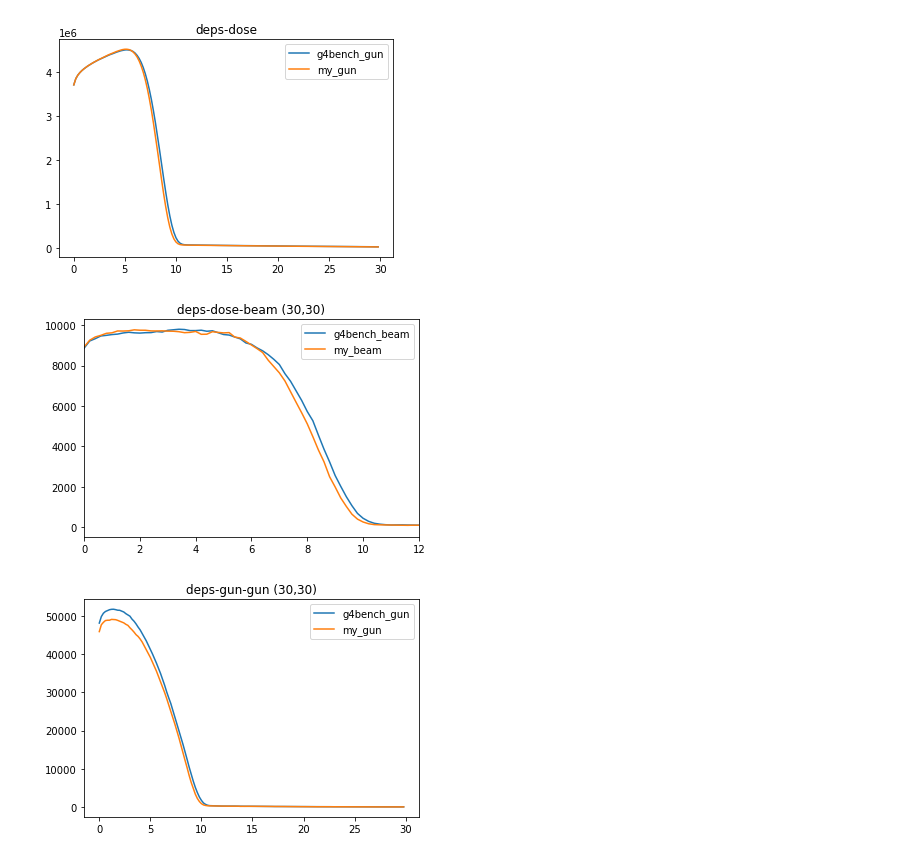
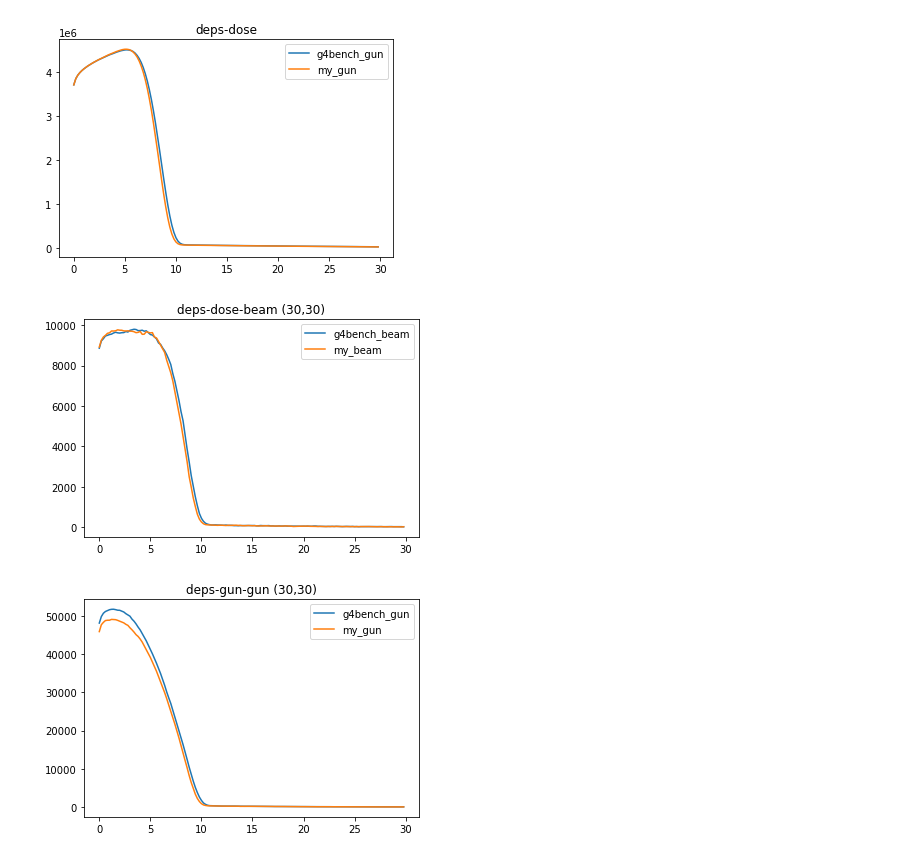
Before and after one commit to yoshi-jun/note, a Jupyter notebook: plt-dose-deps.ipynb, the cells around one changed output. Saved outputs shown, nothing was run; the diff lists cells and outputs as text; code cells hidden in the pictures.

```diff
--- a/plt-dose-deps.ipynb
+++ b/plt-dose-deps.ipynb
@@ -71,12 +71,11 @@ plt.show()
 # %%
 plt.plot(z,deps_beam_scorp, label = "g4bench_beam")
 plt.plot(z,deps_my_beam_scorp, label = "my_beam")
 plt.title("deps-dose-beam (30,30)")
-plt.xlim(0,12)
 plt.legend()
 plt.show()
 # %% [output]
-[figure, old version]
+[figure, new version]
 # %%
 plt.plot(z,deps_gun_scorp,  label = "g4bench_gun")
 plt.plot(z,deps_my_gun_scorp, label= "my_gun")
```
Also changed, not shown: parts of 7 cells of this notebook, 1 other file.
